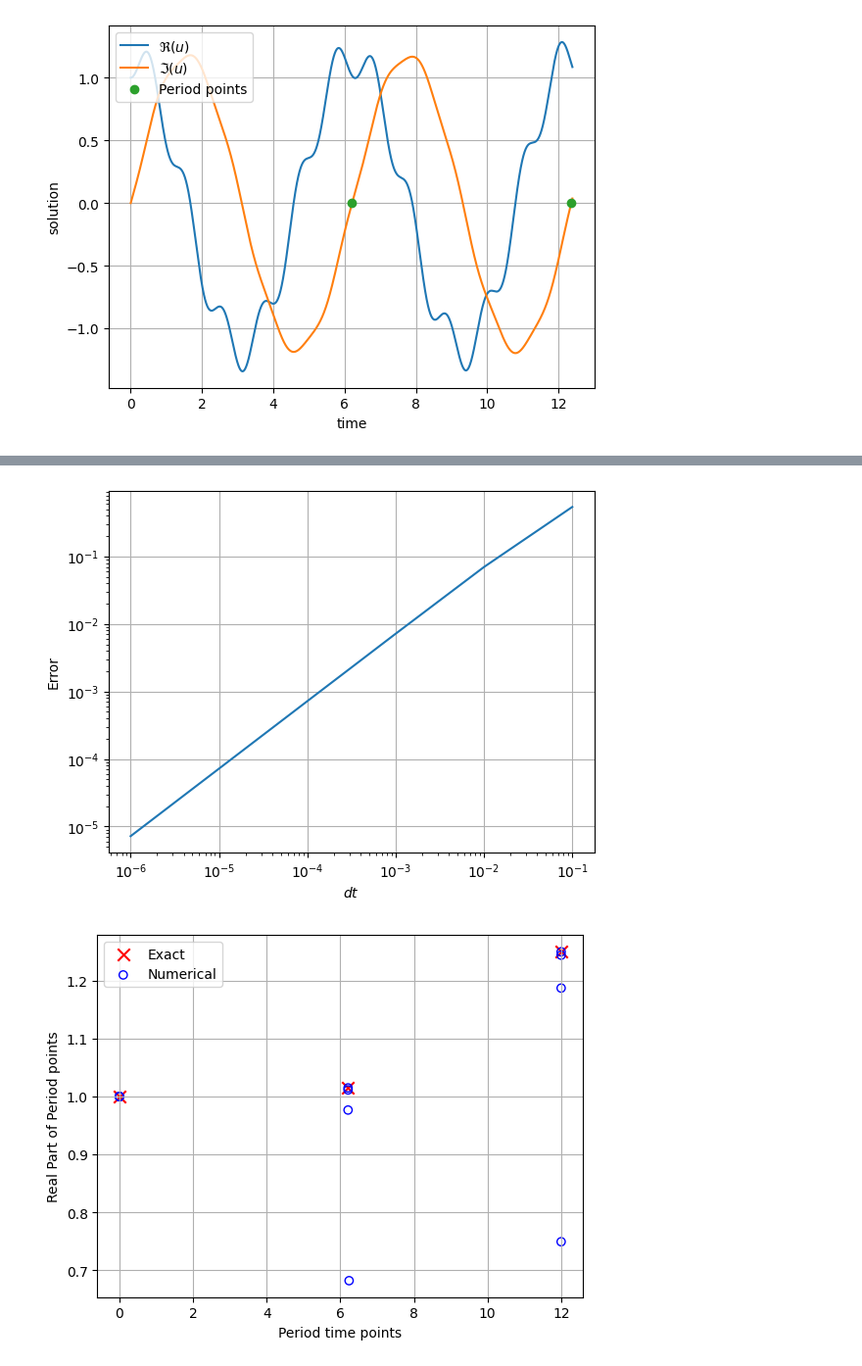
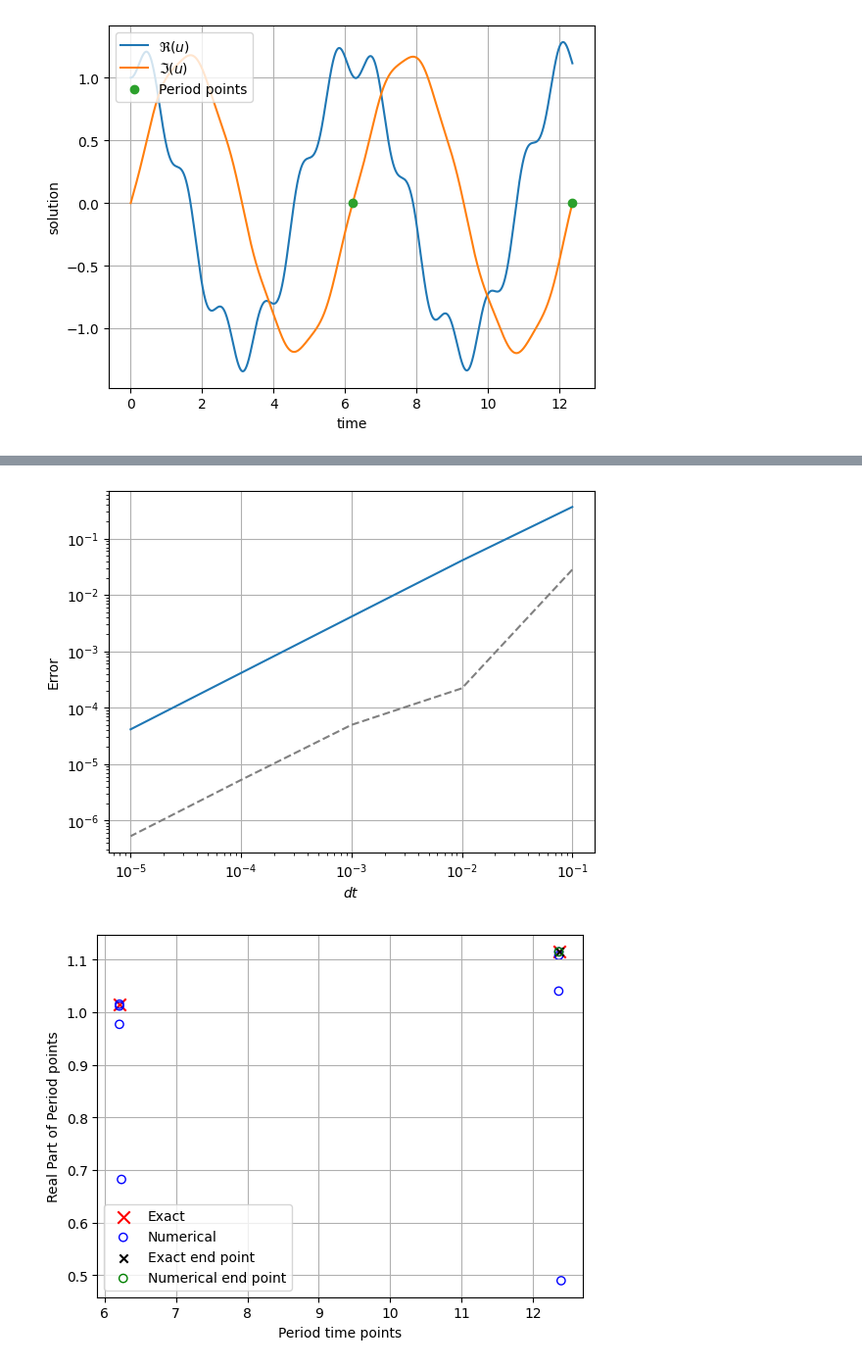
Before and after one commit to github-mathe/PinT-LIB, a Jupyter notebook: scripts/notebooks/dahlquist.ipynb, the cells around one changed output, grey strips where cells are left out. Shown at 98% size. Saved outputs shown, nothing was run; the diff lists cells and outputs as text; code cells hidden in the pictures.

Commit message:
fixed periods not the end time

```diff
--- a/scripts/notebooks/dahlquist.ipynb
+++ b/scripts/notebooks/dahlquist.ipynb
@@ -358,8 +358,8 @@ def analytical_n_vec(u0, t0, t1, dt):
 # %%
 dt = 0.0001
-t, uTh, tP, uP, nP = analytical_n_vec(u0, 0, tEnd, dt)
-print(f"Number of periods captured: {nP}")
+t, uTh, tP, uP = analytical_n_vec(u0, 0, N, dt)
+print(f"Number of periods captured: {N}")
 plt.plot(uTh.real, uTh.imag, label="Analytical")
-plt.plot(uP.real, uP.imag, 'o', label="Points")
+plt.plot(uP.real, uP.imag, "o", label=f"Period point")
 plt.legend(), plt.xlabel(r"$\Re(u)$"), plt.ylabel(r"$\Im(u)$"), plt.grid();
 # %% [output]
@@ -450,7 +481,8 @@ def timeAllStep(u0,t0,t1,nP,dt):
 # %%
-nSteps = 1000
-T, uNum, TP, UP, nP = timeAllStep(u0, 0, tEnd,1, 1/nSteps)
-print(f"Number of periods captured: {nP}")
+nSteps = 10000
+N = 2
+T, uNum, TP, UP = timeStepperAll(u0, 0, N, 1/nSteps, 1)
+print(f"Number of periods captured: {N}")
 plt.plot(uNum.real, uNum.imag, label="Numerical")
 plt.plot(uTh.real, uTh.imag, "--", label="Analytical")
 plt.plot(UP.real, UP.imag, 'o', label="Points")
@@ -461,37 +493,45 @@ Number of periods captured: 3
 # %%
-nStepsVals =  1./(10**np.arange(1,7))
-errors = np.zeros_like(nStepsVals)
-for i, n in enumerate(nStepsVals):
-    tTh, uTh,_,_,nP = analytical_n_vec(u0, 0, tEnd, n)
-    tNum, uNum,_,_,nP = timeAllStep(u0, 0, tEnd, 1, n)
+dtVals =  1./(10**np.arange(1,6))
+errors = np.zeros_like(dtVals)
+errors_periods = np.zeros_like(dtVals)
+for i, dt in enumerate(dtVals):
+    tTh, uTh,tpTh,upTh = analytical_n_vec(u0, 0, N, dt)
+    tNum, uNum,tpNum,upNum = timeStepperAll(u0, 0, N, dt,1)
     min_len = min(len(uTh), len(uNum))
     uNum = uNum[:min_len]
     uTh = uTh[:min_len]
-    errors[i] = np.linalg.norm(uNum-uTh, ord=np.inf)     # use the L_infty norm to get the maximum absolute value difference
-plt.loglog(nStepsVals, errors)
+    errors[i] = np.linalg.norm(uNum-uTh, ord=np.inf)
+    errors_periods[i] = np.linalg.norm(tpNum-tpTh, ord=1)
+plt.loglog(dtVals, errors)
+plt.loglog(dtVals, errors_periods, "--", c="gray")
 plt.xlabel("$dt$"), plt.ylabel("Error"), plt.grid();
 # %% [output]
-[figure, old version]
+[figure, new version]
 # %%
 dist = 1./(10**np.arange(1,5))
 tP_num = []
 uP_real_num = []
+N = 2
 
 #exact
-tEx,uEx,TP_ex,UP_ex,nP_ex = analytical_n_vec(u0, 0, tEnd, 1e-5)
+tEx,uEx,TP_ex,UP_ex = analytical_n_vec(u0, 0, N, 1e-5)
 for dt in dist:
-    T, uNum, TP_num, UP_num, nP = timeAllStep(u0, 0, tEnd, 1, dt)
-    uP_real_num.append(UP_num.real)
+    T, uNum, TP_num, UP_num = timeStepperAll(u0, 0, N, dt,1)
+    uP_real_num.append(UP_num)
     tP_num.append(TP_num)
+tP_num = np.array(tP_num)
+uP_real_num = np.array(uP_real_num)
 # %%
 plt.figure()
 plt.scatter(TP_ex, UP_ex.real, label="Exact", color="red", marker="x", s=80)
-plt.scatter(tP_num, uP_real_num, label="Numerical", marker="o", edgecolors='blue',color='none')
+plt.scatter(tP_num, uP_real_num.real, label="Numerical", marker="o", edgecolors='blue',color='none')
+plt.scatter(tEx[-1], uEx[-1].real, label="Exact end point", marker="x",color='black')
+plt.scatter(T[-1], uNum[-1].real, label="Numerical end point", marker="o", edgecolors='green',color='none')
 plt.xlabel("Period time points")
 plt.ylabel("Real Part of Period points")
-plt.legend(loc="upper left")
+plt.legend()
 plt.grid()
 plt.show()
 # %% [output]
-[figure, old version]
+[figure, new version]
 # %%
```
Also changed, not shown: parts of 10 cells of this notebook.
